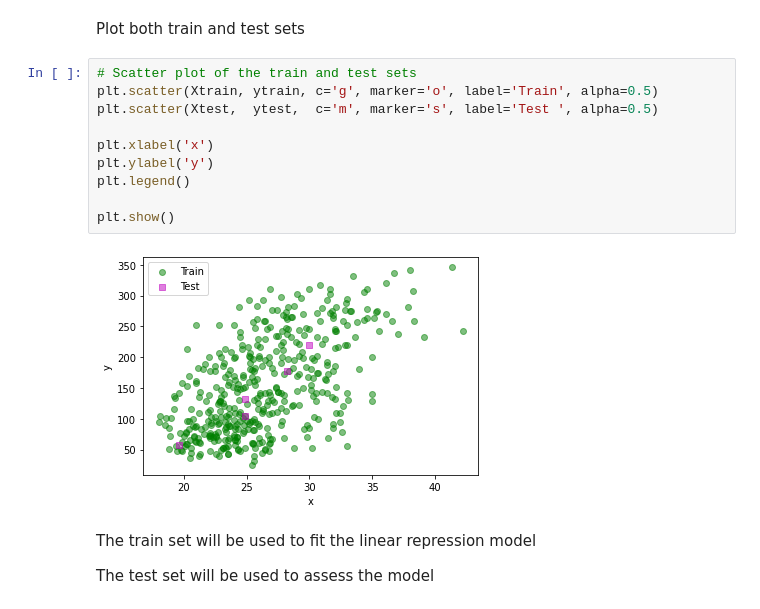
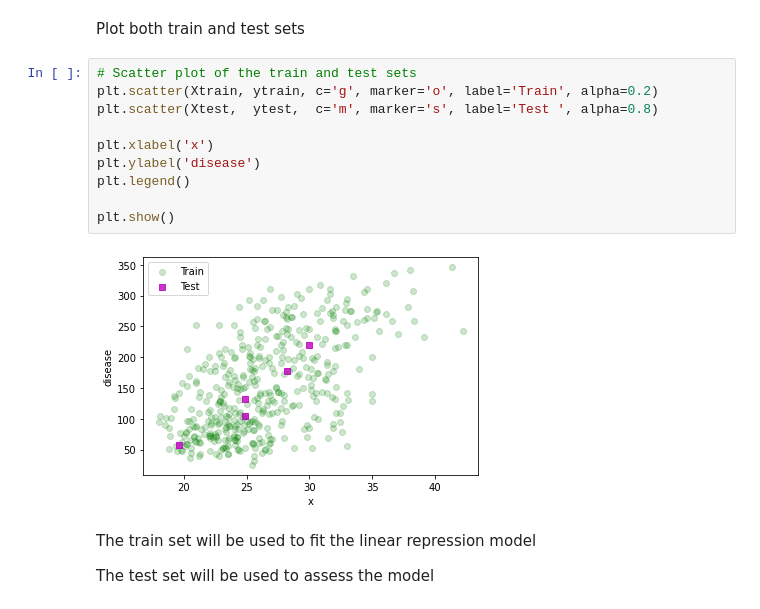
Before and after one commit to javiermao/MachineLearningWithPython, a Jupyter notebook: Part1_SupervisedLearning/S11_LinearRegressionOneVariable.ipynb, the cells around one changed output. Saved outputs shown, nothing was run; the diff lists cells and outputs as text.

```diff
--- a/Part1_SupervisedLearning/S11_LinearRegressionOneVariable.ipynb
+++ b/Part1_SupervisedLearning/S11_LinearRegressionOneVariable.ipynb
@@ -207,16 +221,16 @@ print(ytest.shape)
 Plot both train and test sets
 # %%
 # Scatter plot of the train and test sets
-plt.scatter(Xtrain, ytrain, c='g', marker='o', label='Train', alpha=0.5)
-plt.scatter(Xtest,  ytest,  c='m', marker='s', label='Test ', alpha=0.5)
+plt.scatter(Xtrain, ytrain, c='g', marker='o', label='Train', alpha=0.2)
+plt.scatter(Xtest,  ytest,  c='m', marker='s', label='Test ', alpha=0.8)
 
 plt.xlabel('x')
-plt.ylabel('y')
+plt.ylabel('disease')
 plt.legend()
 
 plt.show()
 # %% [output]
-[figure, old version]
+[figure, new version]
 # %% [markdown]
 The train set will be used to fit the linear repression model
 
```
Also changed, not shown: parts of 23 cells of this notebook, 1 other file.
